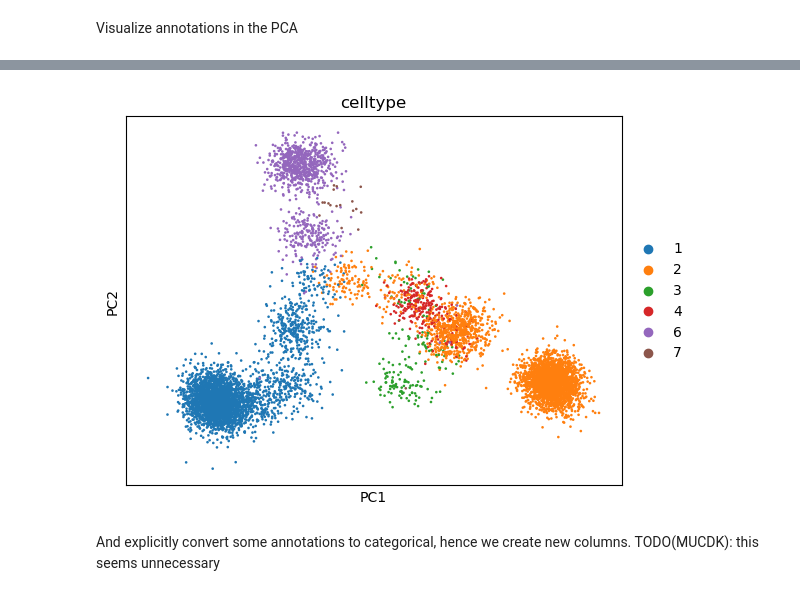
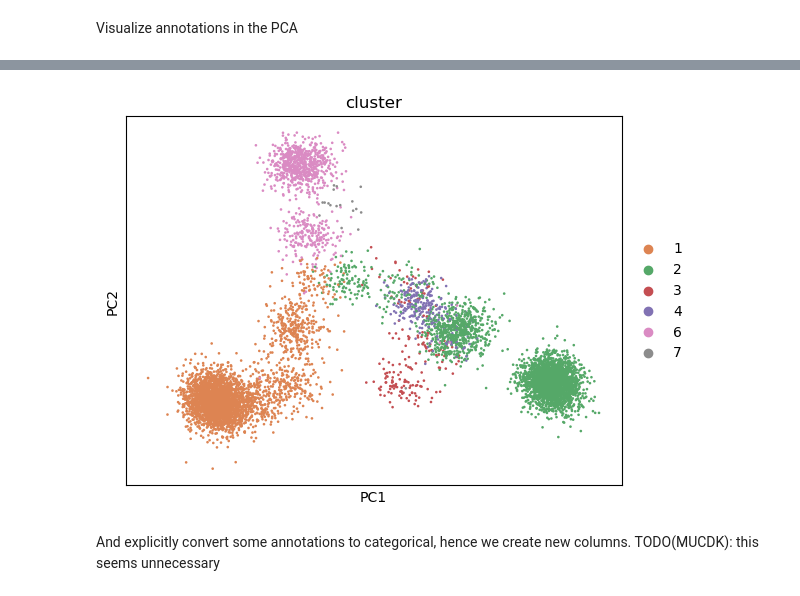
Before and after one commit to theislab/moscot_notebooks, a Jupyter notebook: tutorials/100_lineage.ipynb, the cells around one changed output, grey strips where cells are left out. Cells and saved outputs as stored; diff of their text form; code cells hidden in the pictures.

```diff
--- a/tutorials/100_lineage.ipynb
+++ b/tutorials/100_lineage.ipynb
@@ -103,7 +86,7 @@ adata[mask].obs["cluster"].value_counts().plot.pie()
 # %%
-sc.pl.pca(adata, color=["celltype"])
+sc.pl.pca(adata, color=["cluster"])
 # %% [output]
-[figure, old version]
+[figure, new version]
 # %% [markdown]
 And explicitly convert some annotations to categorical, hence we create new columns.
 TODO(MUCDK): this seems unnecessary
```
Also changed, not shown: parts of 12 cells of this notebook.
